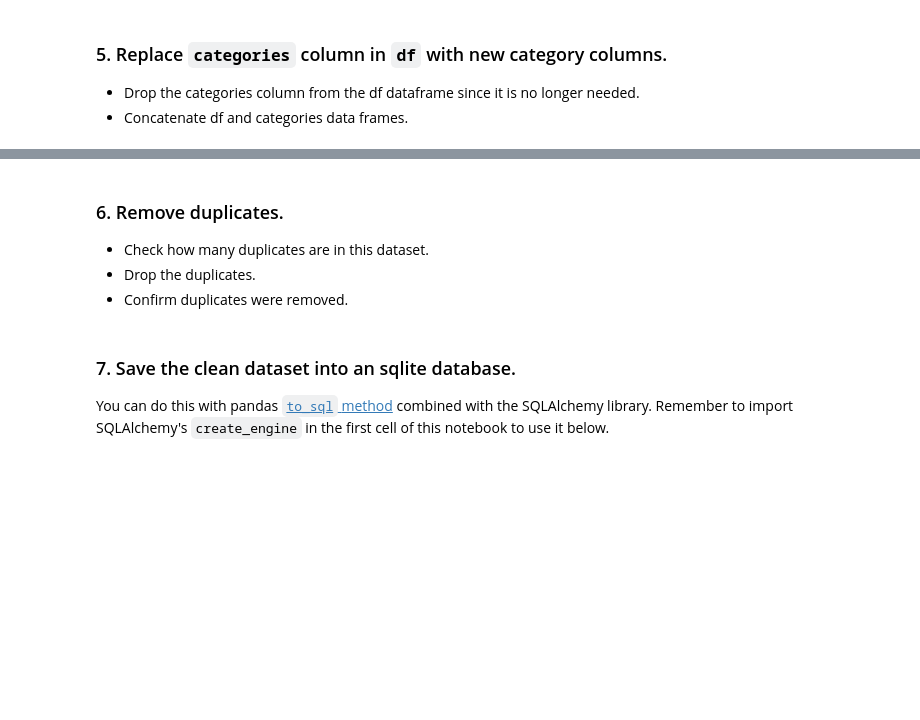
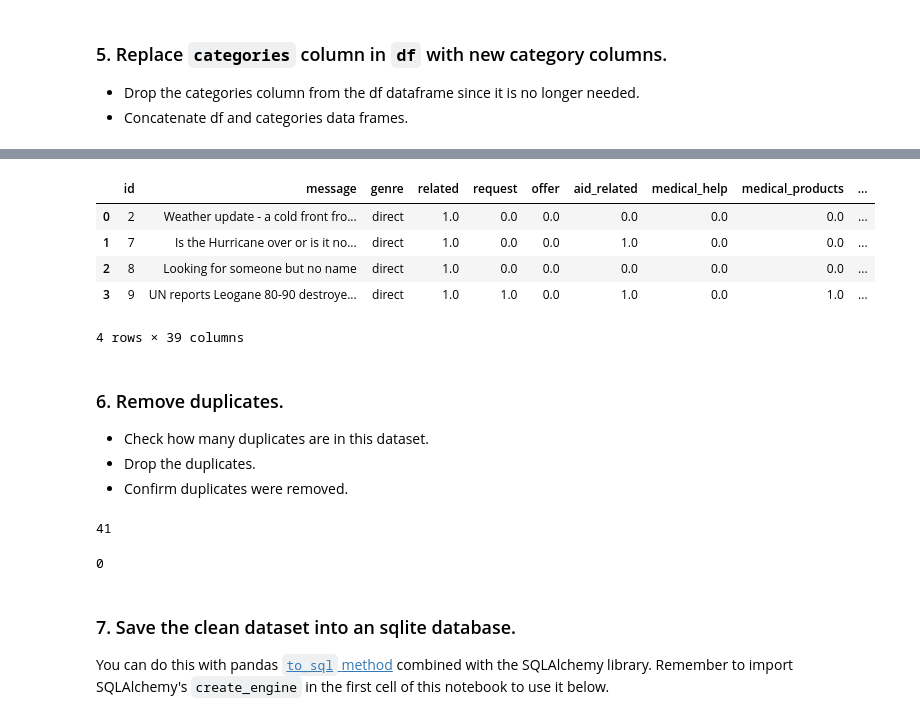
Before and after one commit to BartLeplae/Disaster-Response-ble, a Jupyter notebook: data/ETL Pipeline Preparation.ipynb, the cells around one changed output, grey strips where cells are left out. Cells and saved outputs as stored; diff of their text form; code cells hidden in the pictures; blank space fills up the shorter version.

```diff
--- a/data/ETL Pipeline Preparation.ipynb
+++ b/data/ETL Pipeline Preparation.ipynb
@@ -118,6 +185,6 @@ categories.head()
 - Concatenate df and categories data frames.
 # %%
 # drop the original categories column from `df`
-
+df.drop(columns="categories", inplace=True)
 
 df.head()
@@ -124,7 +198,14 @@ df.head()
 # %%
 # concatenate the original dataframe with the new `categories` dataframe
-df =
-df.head()
+df = pd.concat([df, categories], axis=1)
+df.head(4)
+# %% [output]
+|  | id | message | genre | related | request | offer | aid_related | medical_help | medical_products | ... |
+| 0 | 2 | Weather update - a cold front fro... | direct | 1.0 | 0.0 | 0.0 | 0.0 | 0.0 | 0.0 | ... |
+| 1 | 7 | Is the Hurricane over or is it no... | direct | 1.0 | 0.0 | 0.0 | 1.0 | 0.0 | 0.0 | ... |
+| 2 | 8 | Looking for someone but no name | direct | 1.0 | 0.0 | 0.0 | 0.0 | 0.0 | 0.0 | ... |
+| 3 | 9 | UN reports Leogane 80-90 destroye... | direct | 1.0 | 1.0 | 0.0 | 1.0 | 0.0 | 1.0 | ... |
+4 rows × 39 columns
 # %% [markdown]
 ### 6. Remove duplicates.
 - Check how many duplicates are in this dataset.
@@ -132,5 +213,8 @@ df.head()
 - Confirm duplicates were removed.
 # %%
 # check number of duplicates
+df.duplicated().sum()
+# %% [output]
+41
 # %%
 # drop duplicates
@@ -137,5 +222,8 @@ df.head()
 # %%
 # check number of duplicates
+df.duplicated().sum()
+# %% [output]
+0
 # %% [markdown]
 ### 7. Save the clean dataset into an sqlite database.
 You can do this with pandas [`to_sql` method](https://pandas.pydata.org/pandas-docs/stable/generated/pandas.DataFrame.to_sql.html) combined with the SQLAlchemy library. Remember to import SQLAlchemy's `create_engine` in the first cell of this notebook to use it below.
```
Also changed, not shown: parts of 18 cells of this notebook, 2 other files.
